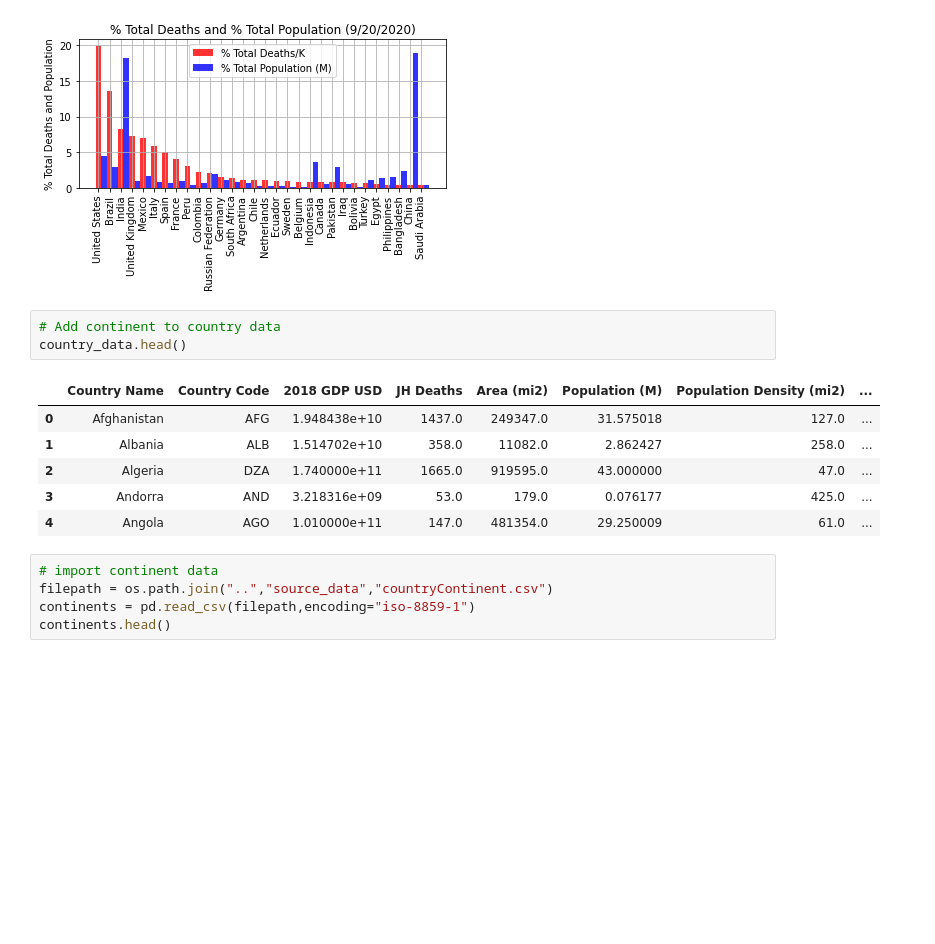
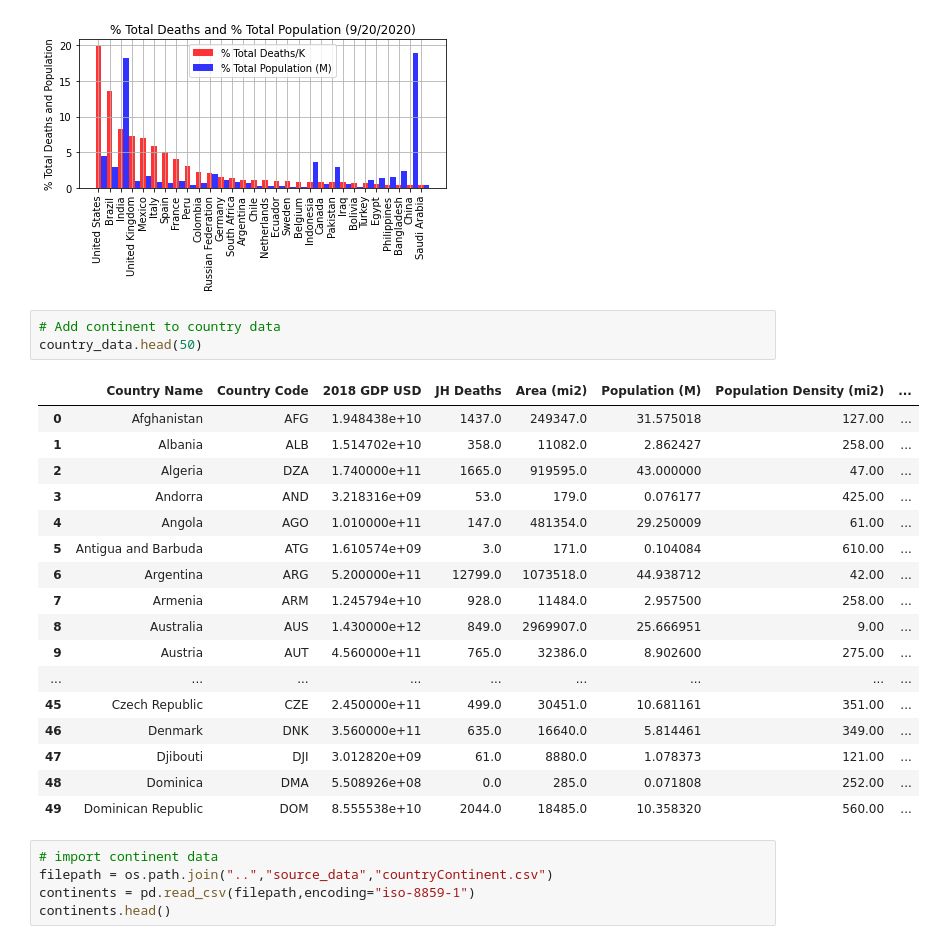
Before and after one commit to mcbien/Project_One, a Jupyter notebook: Project One - Charting.ipynb, the cells around one changed output. Saved outputs shown, nothing was run; the diff lists cells and outputs as text; blank space fills up the shorter version.

```diff
--- a/Project One - Charting.ipynb
+++ b/Project One - Charting.ipynb
@@ -270,14 +270,25 @@ plt.savefig(output_path_fig6)
 [figure]
 # %%
 # Add continent to country data
-country_data.head()
+country_data.head(50)
 # %% [output]
 |  | Country Name | Country Code | 2018 GDP USD | JH Deaths | Area (mi2) | Population (M) | Population Density (mi2) | ... |
-| 0 | Afghanistan | AFG | 1.948438e+10 | 1437.0 | 249347.0 | 31.575018 | 127.0 | ... |
-| 1 | Albania | ALB | 1.514702e+10 | 358.0 | 11082.0 | 2.862427 | 258.0 | ... |
-| 2 | Algeria | DZA | 1.740000e+11 | 1665.0 | 919595.0 | 43.000000 | 47.0 | ... |
-| 3 | Andorra | AND | 3.218316e+09 | 53.0 | 179.0 | 0.076177 | 425.0 | ... |
-| 4 | Angola | AGO | 1.010000e+11 | 147.0 | 481354.0 | 29.250009 | 61.0 | ... |
+| 0 | Afghanistan | AFG | 1.948438e+10 | 1437.0 | 249347.0 | 31.575018 | 127.00 | ... |
+| 1 | Albania | ALB | 1.514702e+10 | 358.0 | 11082.0 | 2.862427 | 258.00 | ... |
+| 2 | Algeria | DZA | 1.740000e+11 | 1665.0 | 919595.0 | 43.000000 | 47.00 | ... |
+| 3 | Andorra | AND | 3.218316e+09 | 53.0 | 179.0 | 0.076177 | 425.00 | ... |
+| 4 | Angola | AGO | 1.010000e+11 | 147.0 | 481354.0 | 29.250009 | 61.00 | ... |
+| 5 | Antigua and Barbuda | ATG | 1.610574e+09 | 3.0 | 171.0 | 0.104084 | 610.00 | ... |
+| 6 | Argentina | ARG | 5.200000e+11 | 12799.0 | 1073518.0 | 44.938712 | 42.00 | ... |
+| 7 | Armenia | ARM | 1.245794e+10 | 928.0 | 11484.0 | 2.957500 | 258.00 | ... |
+| 8 | Australia | AUS | 1.430000e+12 | 849.0 | 2969907.0 | 25.666951 | 9.00 | ... |
+| 9 | Austria | AUT | 4.560000e+11 | 765.0 | 32386.0 | 8.902600 | 275.00 | ... |
+| ... | ... | ... | ... | ... | ... | ... | ... | ... |
+| 45 | Czech Republic | CZE | 2.450000e+11 | 499.0 | 30451.0 | 10.681161 | 351.00 | ... |
+| 46 | Denmark | DNK | 3.560000e+11 | 635.0 | 16640.0 | 5.814461 | 349.00 | ... |
+| 47 | Djibouti | DJI | 3.012820e+09 | 61.0 | 8880.0 | 1.078373 | 121.00 | ... |
+| 48 | Dominica | DMA | 5.508926e+08 | 0.0 | 285.0 | 0.071808 | 252.00 | ... |
+| 49 | Dominican Republic | DOM | 8.555538e+10 | 2044.0 | 18485.0 | 10.358320 | 560.00 | ... |
 # %%
 # import continent data
 filepath = os.path.join("..","source_data","countryContinent.csv")
```
Also changed, not shown: parts of 1 cell of this notebook.
